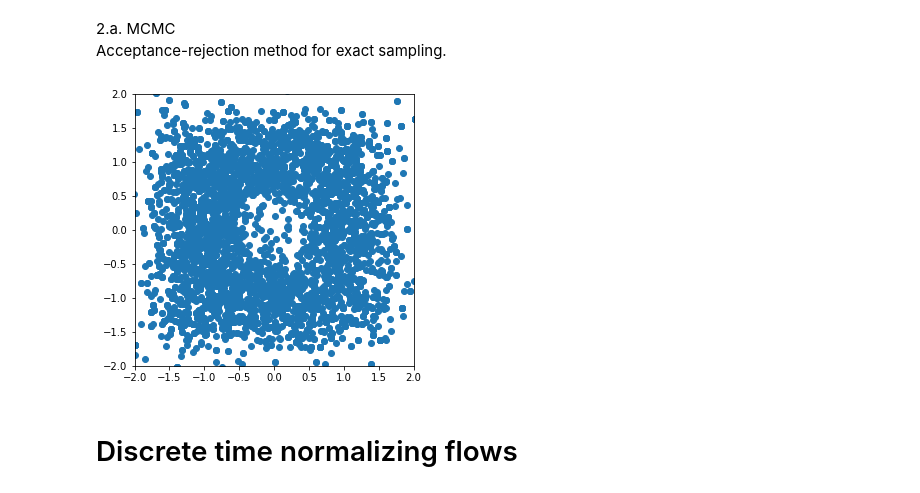
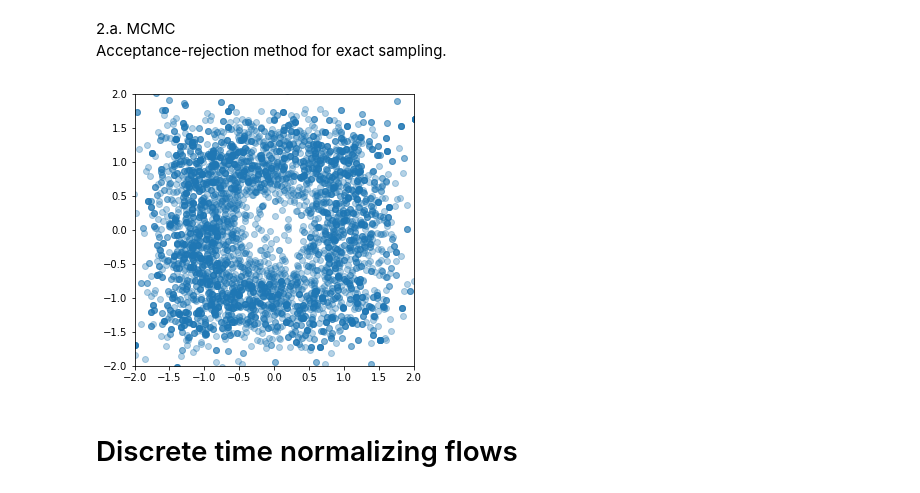
Before and after one commit to AdrienCorenflos/journal-club, a Jupyter notebook: notebooks/NormalizingFlows.ipynb, the cells around one changed output. Saved outputs shown, nothing was run; the diff lists cells and outputs as text; code cells hidden in the pictures.

```diff
--- a/notebooks/NormalizingFlows.ipynb
+++ b/notebooks/NormalizingFlows.ipynb
@@ -127,9 +127,9 @@ def mh(f, n=1000, seed=0):
 # %%
 fig, ax = plt.subplots(figsize=(5, 5))
 ax.set_xlim(-2, 2), ax.set_ylim(-2, 2)
-_ = ax.scatter(*mh(square, 5000).T)
+_ = ax.scatter(*mh(square, 5000).T, alpha=0.33)
 # %% [output]
-[figure, old version]
+[figure, new version]
 # %% [markdown]
 # Discrete time normalizing flows
 # %% [markdown]
```
Also changed, not shown: parts of 7 cells of this notebook.
